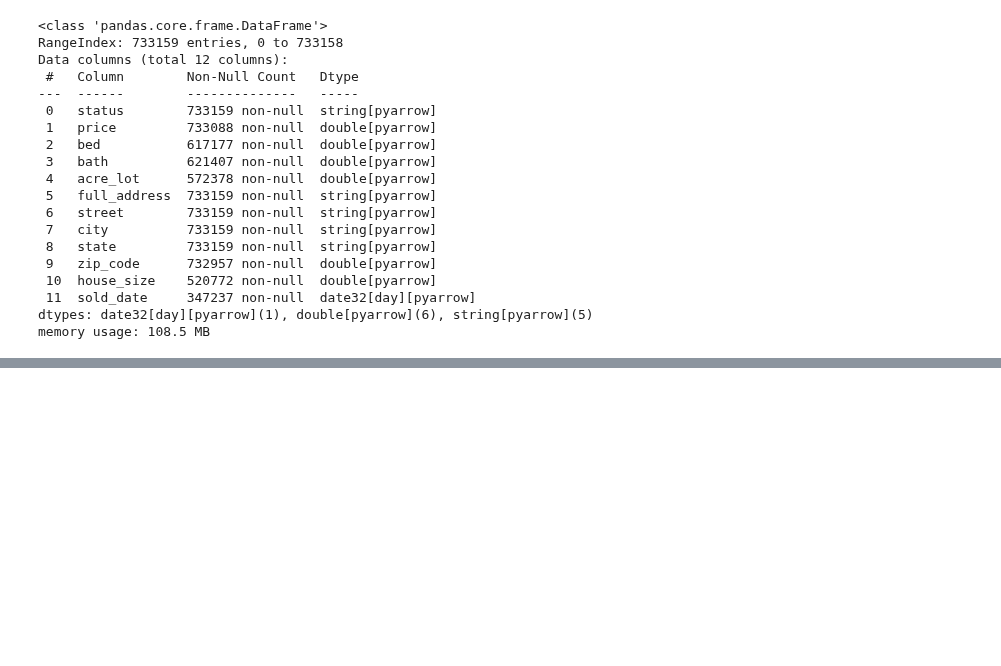
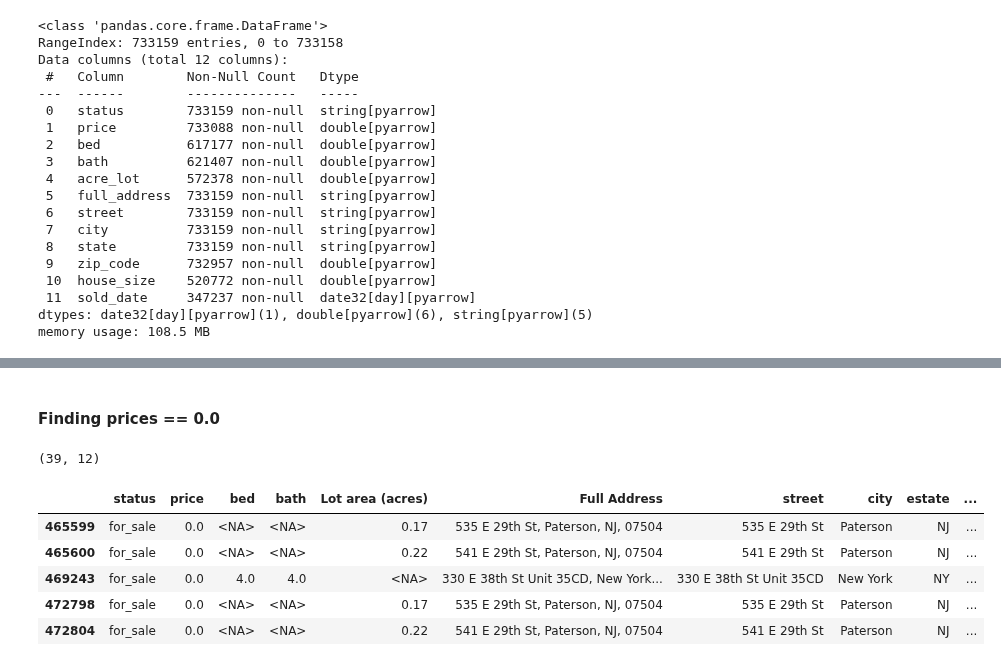
Before and after one commit to pythonpanama/pylearn-data-101, a Jupyter notebook: notebooks/Prepping Real Estate information.ipynb, the cells around one changed output, grey strips where cells are left out. Drawn from its saved outputs; the diff is of its cells as text; code cells hidden in the pictures; blank space fills up the shorter version.

```diff
--- a/notebooks/Prepping Real Estate information.ipynb
+++ b/notebooks/Prepping Real Estate information.ipynb
@@ -163,0 +203,17 @@ memory usage: 114.1 MB
+# %% [markdown]
+#### Finding prices == 0.0
+# %%
+zeros = df.loc[df['price'] == 0.0]
+
+print(zeros.shape)
+# %% [output]
+(39, 12)
+# %%
+zeros.head()
+# %% [output]
+|  | status | price | bed | bath | Lot area (acres) | Full Address | street | city | estate | ... |
+| 465599 | for_sale | 0.0 | <NA> | <NA> | 0.17 | 535 E 29th St, Paterson, NJ, 07504 | 535 E 29th St | Paterson | NJ | ... |
+| 465600 | for_sale | 0.0 | <NA> | <NA> | 0.22 | 541 E 29th St, Paterson, NJ, 07504 | 541 E 29th St | Paterson | NJ | ... |
+| 469243 | for_sale | 0.0 | 4.0 | 4.0 | <NA> | 330 E 38th St Unit 35CD, New York... | 330 E 38th St Unit 35CD | New York | NY | ... |
+| 472798 | for_sale | 0.0 | <NA> | <NA> | 0.17 | 535 E 29th St, Paterson, NJ, 07504 | 535 E 29th St | Paterson | NJ | ... |
+| 472804 | for_sale | 0.0 | <NA> | <NA> | 0.22 | 541 E 29th St, Paterson, NJ, 07504 | 541 E 29th St | Paterson | NJ | ... |
```
Also changed, not shown: parts of 24 cells of this notebook.
